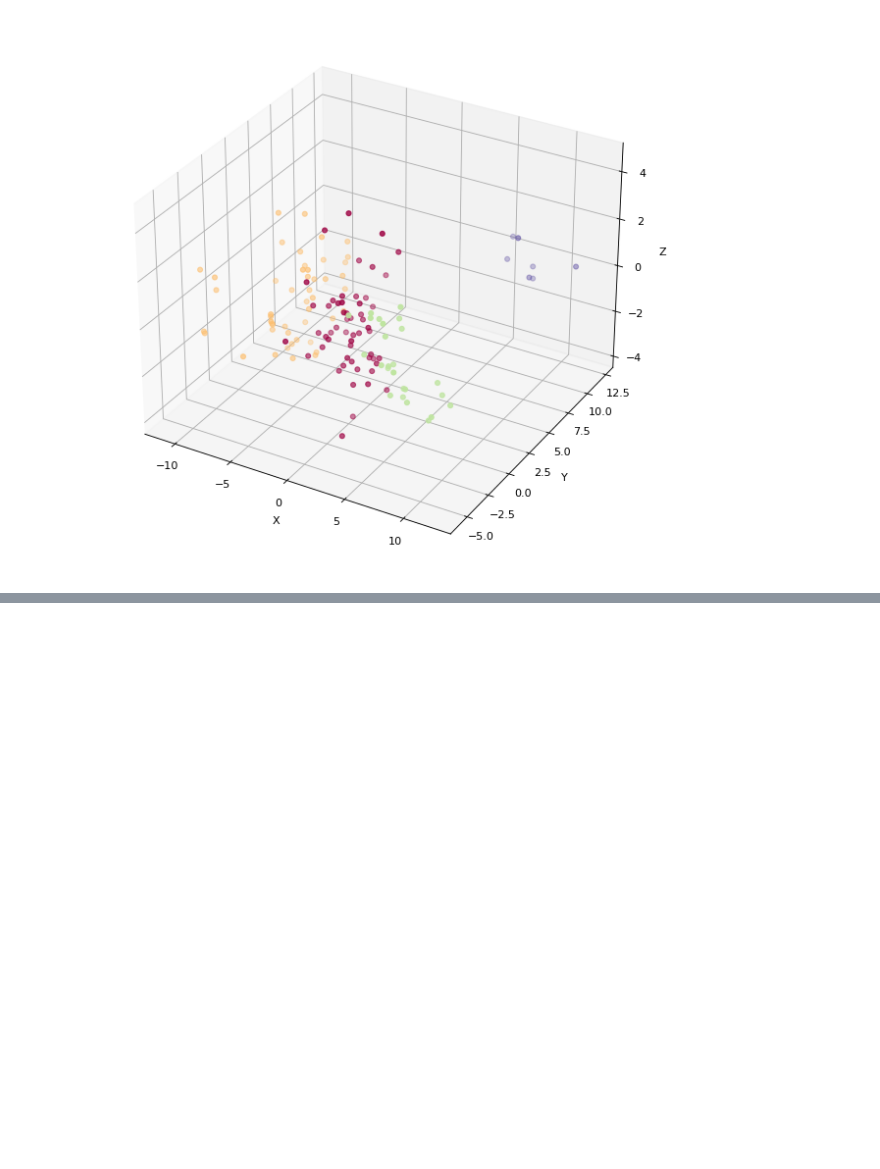
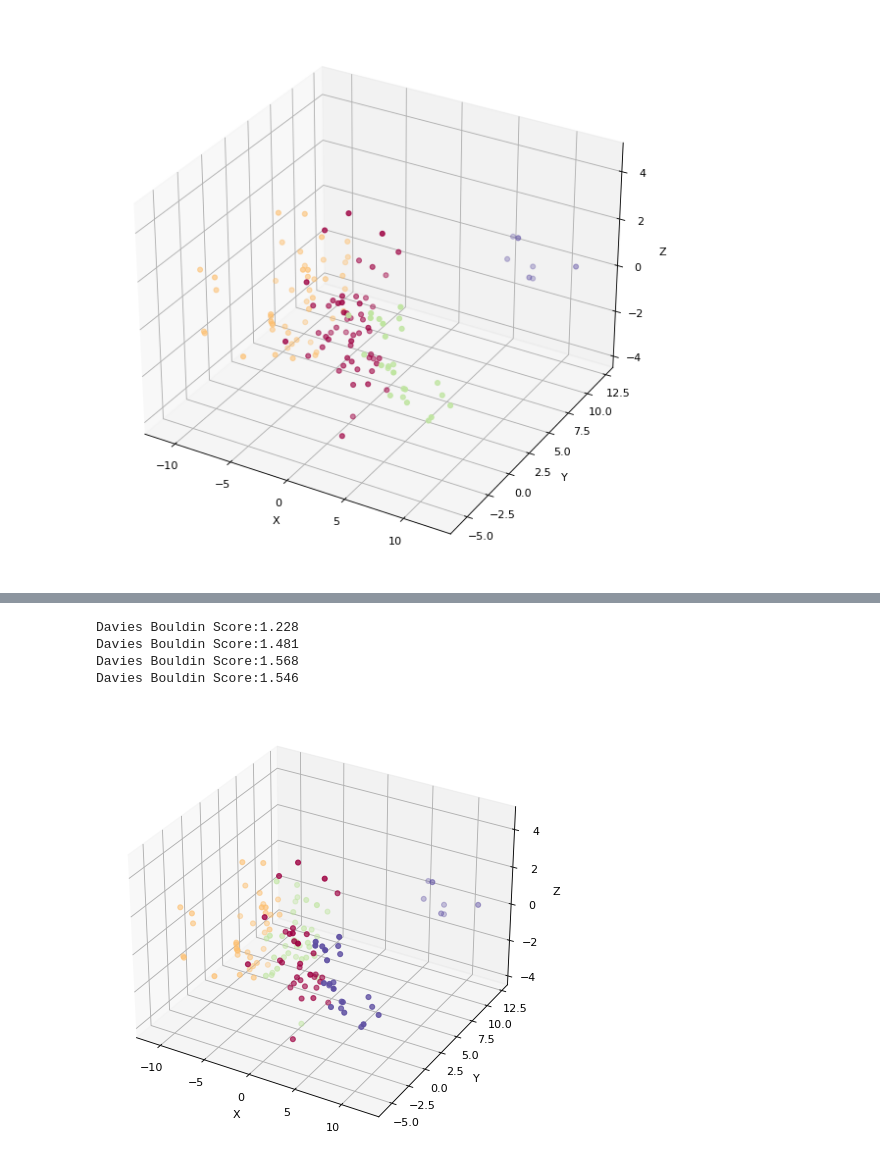
Before and after one commit to cemresvural/KawasakiDisease135, a Jupyter notebook: KawasakiDisease135.ipynb, the cells around one changed output, grey strips where cells are left out. Drawn from its saved outputs; the diff is of its cells as text; code cells hidden in the pictures; blank space fills up the shorter version.

```diff
--- a/KawasakiDisease135.ipynb
+++ b/KawasakiDisease135.ipynb
@@ -188,0 +189,21 @@ clusters  9 için  MiniBatch k-means Silhouette skoru : 0.16091111046357945
+# %%
+for i in [4,6,7,8]:
+    minikm_labels = MiniBatchKMeans(n_clusters=i,init='random',batch_size=1000).fit_predict(df1)
+    print('Davies Bouldin Score:'+str(metrics.davies_bouldin_score(df1,minikm_labels).round(3)))
+# %% [output]
+Davies Bouldin Score:1.228
+Davies Bouldin Score:1.481
+Davies Bouldin Score:1.568
+Davies Bouldin Score:1.546
+# %%
+minikm_labels = MiniBatchKMeans(n_clusters=4,init='random',batch_size=1000).fit_predict(df1)
+# %%
+fig = plt.figure(figsize=(12, 7), dpi=80, facecolor='w', edgecolor='k')
+ax = plt.axes(projection="3d")
+ax.scatter3D(pca.T[0],pca.T[1],pca.T[2],c=minikm_labels,cmap='Spectral')
+
+xLabel = ax.set_xlabel('X')
+yLabel = ax.set_ylabel('Y')
+zLabel = ax.set_zlabel('Z')
+# %% [output]
+[figure, added]
```
Also changed, not shown: parts of 6 cells of this notebook.
